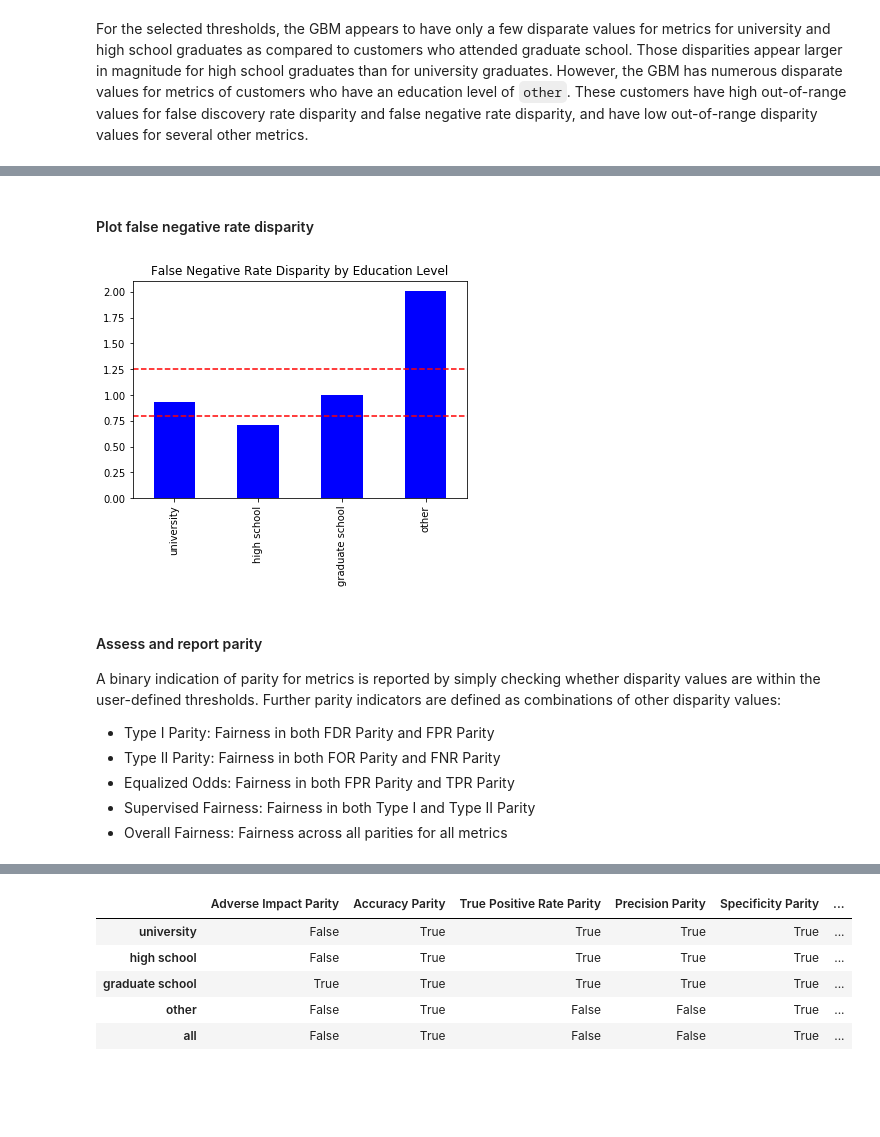
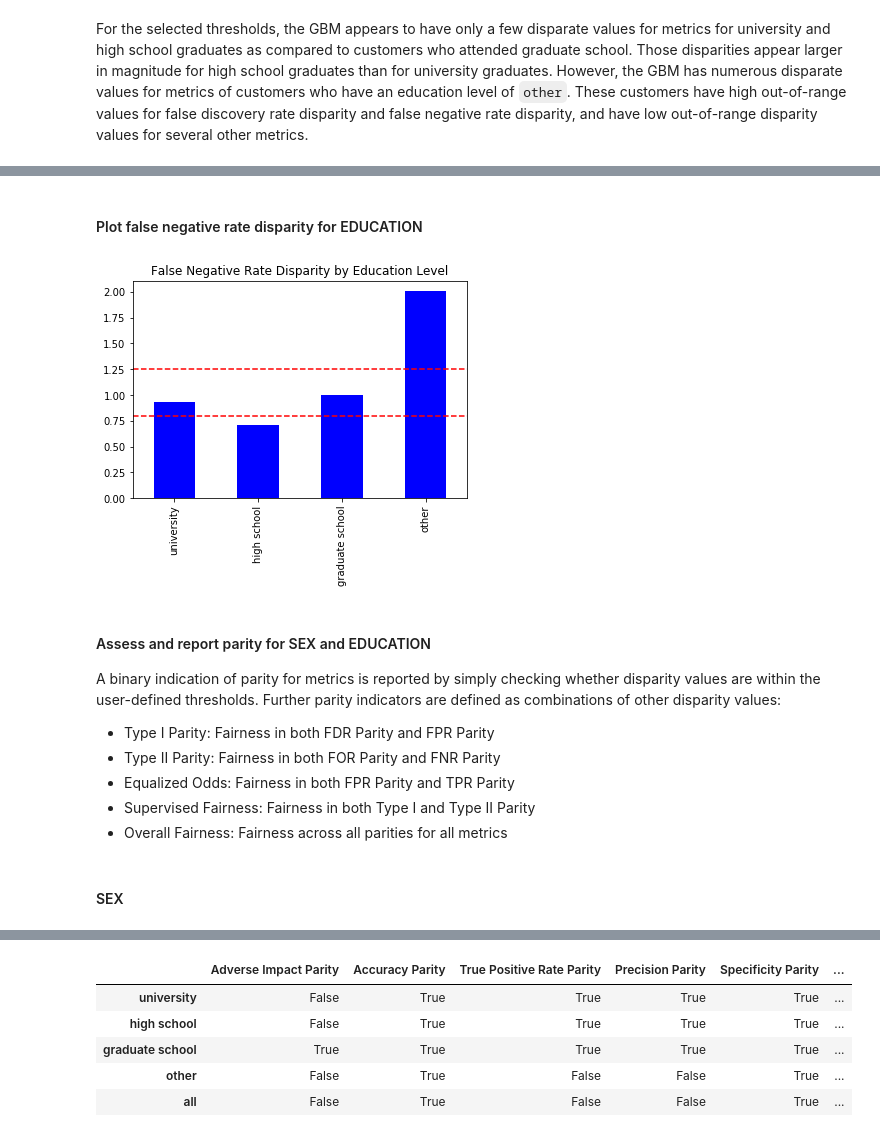
Before and after one commit to navdeep-G/interpretable-ml, a Jupyter notebook: python/jupyter-notebooks/credit/binomial/dia.ipynb, the cells around one changed output, grey strips where cells are left out. Saved outputs shown, nothing was run; the diff lists cells and outputs as text; code cells hidden in the pictures; blank space fills up the shorter version.

```diff
--- a/python/jupyter-notebooks/credit/binomial/dia.ipynb
+++ b/python/jupyter-notebooks/credit/binomial/dia.ipynb
@@ -513,12 +556,12 @@ def cm_exp_parser(expression):
 This nested loop calculates all the metrics defined above for each education level.
 # %%
 # initialize dict of confusion matrices and corresponding rows of dataframe
-cm_dict = {'other': other_cm,
+cm_dict_ed = {'other': other_cm,
            'high school': hs_cm,
            'university': uni_cm,
            'graduate school': gs_cm}
 
-metrics_frame = pd.DataFrame(index=ed_levels) # frame for metrics
+metrics_frame_ed = pd.DataFrame(index=ed_levels) # frame for metrics
 
 # nested loop through:
 # - education levels
@@ -527,13 +570,13 @@ for level in ed_levels:
     for metric in metric_dict.keys():
 
         # parse metric expressions into executable pandas statements
-        expression = cm_exp_parser(metric_dict[metric])
+        expression = cm_exp_parser(metric_dict[metric], cm_dict_ed, level)
 
         # dynamically evaluate metrics to avoid code duplication
-        metrics_frame.loc[level, metric] = eval(expression)
+        metrics_frame_ed.loc[level, metric] = eval(expression)
 
 # display results
-metrics_frame
+metrics_frame_ed
 # %% [output]
 |  | Adverse Impact | Accuracy | True Positive Rate | Precision | Specificity | Negative Predicted Value | ... |
 | university | 0.307325 | 0.751133 | 0.619980 | 0.491460 | 0.793375 | 0.866345 | ... |
@@ -556,17 +665,14 @@ To calculate disparity we compare the confusion matrix for each education level
 # %%
-ref_level = 'graduate school' # user-defined reference level
-
-parity_threshold_low = 0.8    # user-defined low threshold value
-parity_threshold_hi = 1.25    # user-defined high threshold value
+ref_level_ed = 'graduate school' # user-defined reference level
 
 # init frame to store disparity measures
-disp_frame = pd.DataFrame(index=ed_levels)
+disp_frame_ed = pd.DataFrame(index=ed_levels)
 
 # compare all metrics to reference level
-disp_frame = metrics_frame/metrics_frame.loc[ref_level, :]
+disp_frame_ed = metrics_frame_ed/metrics_frame_ed.loc[ref_level_ed, :]
 
 # change column names
-disp_frame.columns=[col + ' Disparity' for col in metrics_frame.columns]
+disp_frame_ed.columns=[col + ' Disparity' for col in metrics_frame_ed.columns]
 
 # small utility function to format pandas table output
 def disparate_red(val):
@@ -575,7 +681,7 @@ def disparate_red(val):
     return 'color: %s' % color
 
 # display results
-disp_frame.style.applymap(disparate_red)
+disp_frame_ed.style.applymap(disparate_red)
 # %% [output]
 |  | Adverse Impact Disparity | Accuracy Disparity | True Positive Rate Disparity | Precision Disparity | ... |
 | university | 1.27714 | 0.944162 | 1.04632 | 1.02062 | ... |
@@ -587,13 +701,13 @@ For the selected thresholds, the GBM appears to have only a few disparate values
 # %% [markdown]
-#### Plot false negative rate disparity
+#### Plot false negative rate disparity for EDUCATION
 # %%
-ax = disp_frame['False Negative Rate Disparity'].plot(kind='bar', color='b', title='False Negative Rate Disparity by Education Level')
-_ = ax.axhline(parity_threshold_low, color='r', linestyle='--')
-_ = ax.axhline(parity_threshold_hi, color='r', linestyle='--')
+ax_ed = disp_frame_ed['False Negative Rate Disparity'].plot(kind='bar', color='b', title='False Negative Rate Disparity by Education Level')
+__ = ax_ed.axhline(parity_threshold_low, color='r', linestyle='--')
+__ = ax_ed.axhline(parity_threshold_hi, color='r', linestyle='--')
 # %% [output]
-[figure, old version]
+[figure, new version]
 # %% [markdown]
-#### Assess and report parity
+#### Assess and report parity for SEX and EDUCATION
 A binary indication of parity for metrics is reported by simply checking whether disparity values are within the user-defined thresholds. Further parity indicators are defined as combinations of other disparity values:
 
 * Type I Parity: Fairness in both FDR Parity and FPR Parity
@@ -601,3 +715,5 @@ A binary indication of parity for metrics is reported by simply checking whether
 * Equalized Odds: Fairness in both FPR Parity and TPR Parity
 * Supervised Fairness: Fairness in both Type I and Type II Parity
 * Overall Fairness: Fairness across all parities for all metrics
+# %% [markdown]
+#### SEX
```
Also changed, not shown: parts of 46 cells of this notebook.
